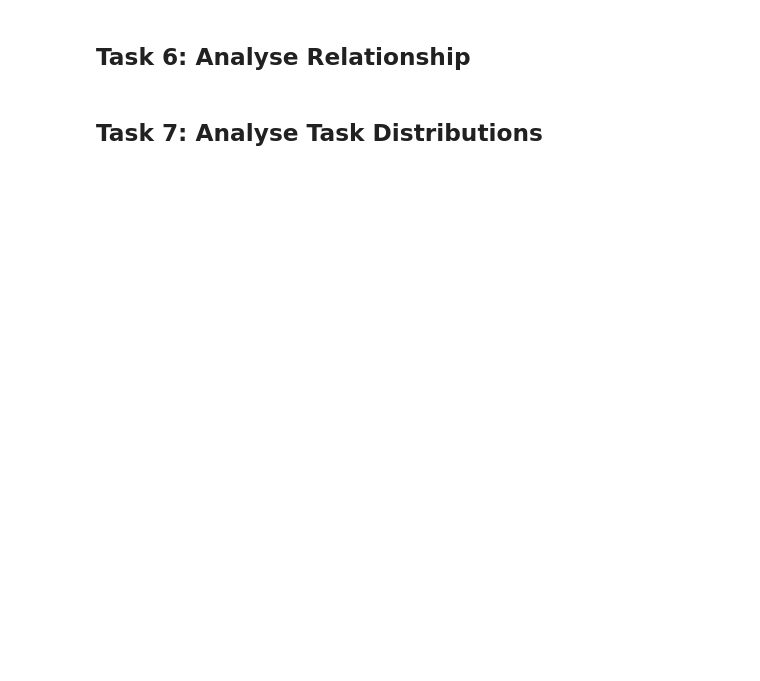
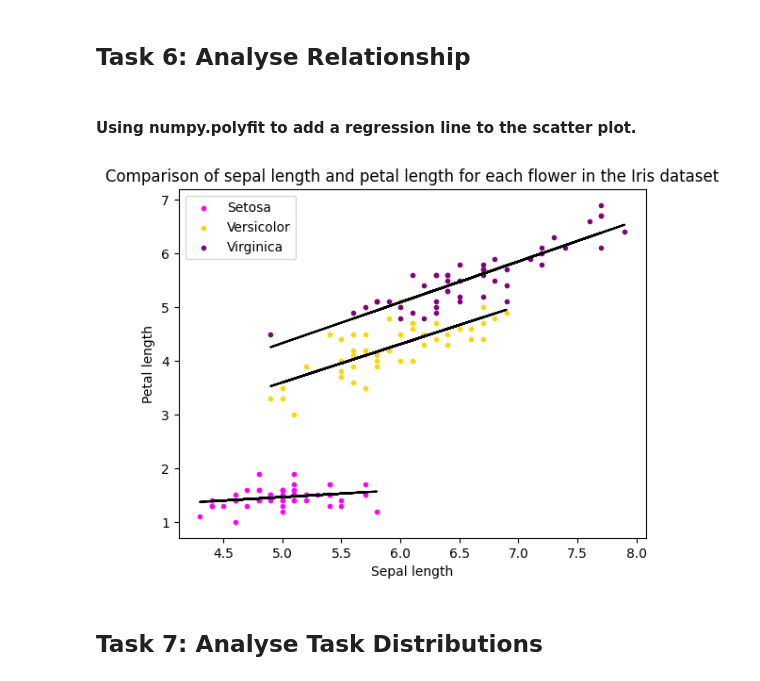
Before and after one commit to zoeharlowe/principles_of_data_analytics, a Jupyter notebook: tasks.ipynb, the cells around one changed output. Cells and saved outputs as stored; diff of their text form; code cells hidden in the pictures; blank space fills up the shorter version.

```diff
--- a/tasks.ipynb
+++ b/tasks.ipynb
@@ -228,4 +237,39 @@ Text(4.444444444444445, 0.5, 'Petal length')
 # %% [markdown]
 ## Task 6: Analyse Relationship
+# %% [markdown]
+#### Using numpy.polyfit to add a regression line to the scatter plot.
+# %%
+# Scatterplot from above
+plt.scatter(setosa_sepal, setosa_petal, marker = '.', c = 'magenta', label = "Setosa")
+plt.scatter(versicolor_sepal, versicolor_petal, marker = '.', c = 'gold', label = "Versicolor")
+plt.scatter(virginica_sepal, virginica_petal, marker = '.', c = 'purple', label = "Virginica")
+
+# Title.
+plt.title('Comparison of sepal length and petal length for each flower in the Iris dataset')
+
+# Axes labels.
+plt.xlabel('Sepal length')
+plt.ylabel('Petal length')
+
+plt.legend()
+
+# Fit a line for the Setosa values.
+m, c = np.polyfit(setosa_sepal, setosa_petal, 1)
+
+setosa_line = plt.plot(setosa_sepal, m * setosa_sepal + c, c = "black")
+
+# Fit a line for the Versicolor values
+
+m, c = np.polyfit(versicolor_sepal, versicolor_petal, 1)
+
+versi_line = plt.plot(versicolor_sepal, m * versicolor_sepal + c, c = "black")
+
+# Fit a line for the Virginica values
+
+m, c = np.polyfit(virginica_sepal, virginica_petal, 1)
+
+virginica_line = plt.plot(virginica_sepal, m * virginica_sepal + c, c = "black")
+# %% [output]
+[figure, added]
 # %% [markdown]
 ## Task 7: Analyse Task Distributions
```
Also changed, not shown: parts of 12 cells of this notebook.
